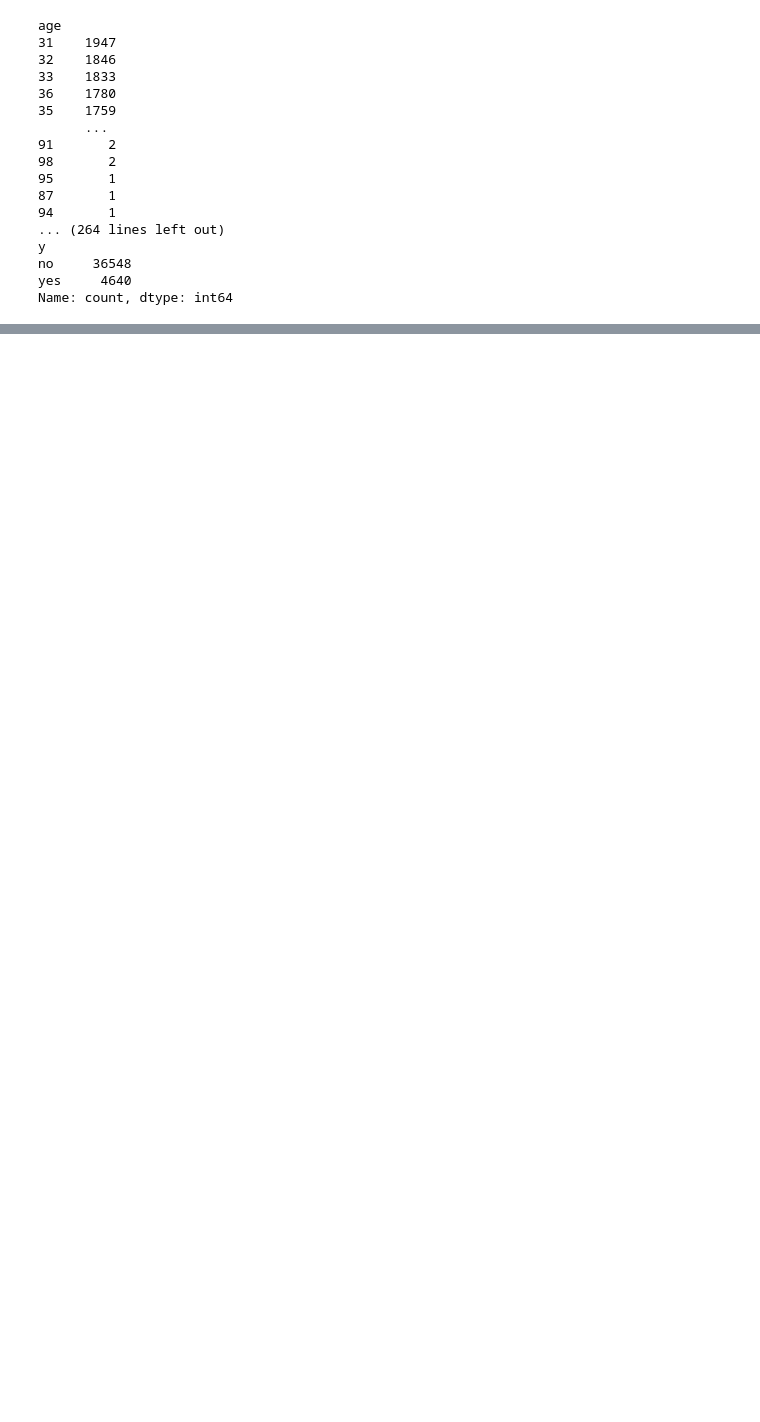
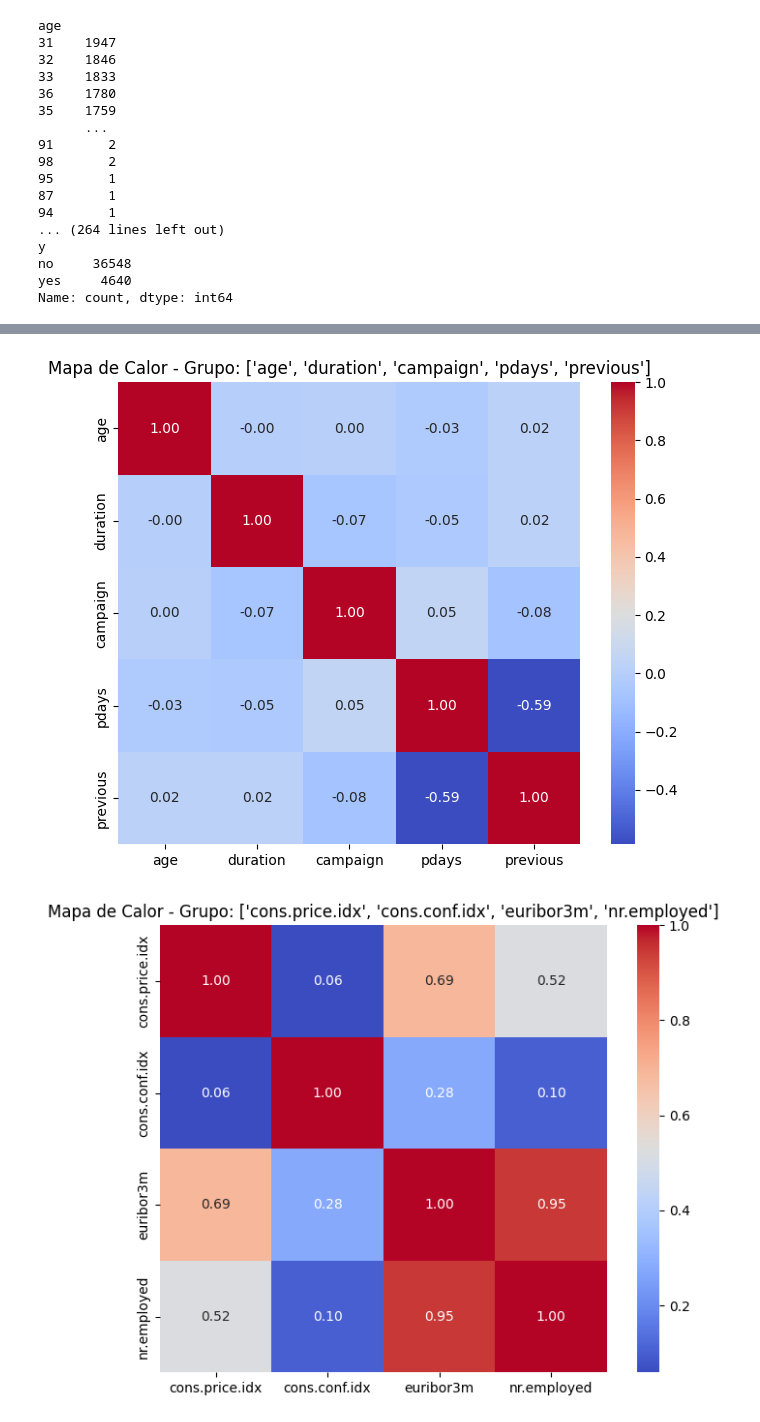
Before and after one commit to arturofgarza/machine-learning-python-template, a Jupyter notebook: src/Regresion Logistica Correcta.ipynb, the cells around one changed output, grey strips where cells are left out. Saved outputs shown, nothing was run; the diff lists cells and outputs as text; code cells hidden in the pictures; blank space fills up the shorter version.

```diff
--- a/src/Regresion Logistica Correcta.ipynb
+++ b/src/Regresion Logistica Correcta.ipynb
@@ -89,6 +90,3 @@ y
 no     36548
 yes     4640
 Name: count, dtype: int64
-# %%
-threshold = df['charges'].mean()
-df['charges_high'] = np.where(df['charges'] > threshold, 1, 0)
@@ -94,0 +179,9 @@ df['charges_high'] = np.where(df['charges'] > threshold, 1, 0)
+# %%
+categorical = ['job', 'marital', 'education', 'default', 'housing', 'loan', 'contact', 'month', 'day_of_week', 'poutcome','y']
+ohe = OneHotEncoder(handle_unknown='ignore', drop='first')
+ohe_df = pd.DataFrame(ohe.fit_transform(df[categorical]).toarray())
+df.drop(columns=categorical, inplace=True)
+ohe_df.columns = ohe.get_feature_names_out(categorical)
+df=df.join(ohe_df)
+# %%
+df.drop(columns='emp.var.rate', inplace=True)
@@ -94,0 +204,15 @@ df['charges_high'] = np.where(df['charges'] > threshold, 1, 0)
+# %%
+grupo1 = ['age', 'duration', 'campaign', 'pdays', 'previous']
+grupo2 = ['cons.price.idx', 'cons.conf.idx', 'euribor3m', 'nr.employed']
+grupo3 = ['job_blue-collar', 'month_nov', 'day_of_week_mon', 'poutcome_success']
+
+# Crear mapas de calor por grupos
+for group in [grupo1, grupo2, grupo3]:
+    correlation_matrix = df[group].corr()
+    plt.figure(figsize=(8, 6))
+    sns.heatmap(correlation_matrix, annot=True, fmt=".2f", cmap='coolwarm', square=True)
+    plt.title(f'Mapa de Calor - Grupo: {group}')
+    plt.show()
+# %% [output]
+[figure, added]
+[figure, added]
```
Also changed, not shown: parts of 14 cells of this notebook.
